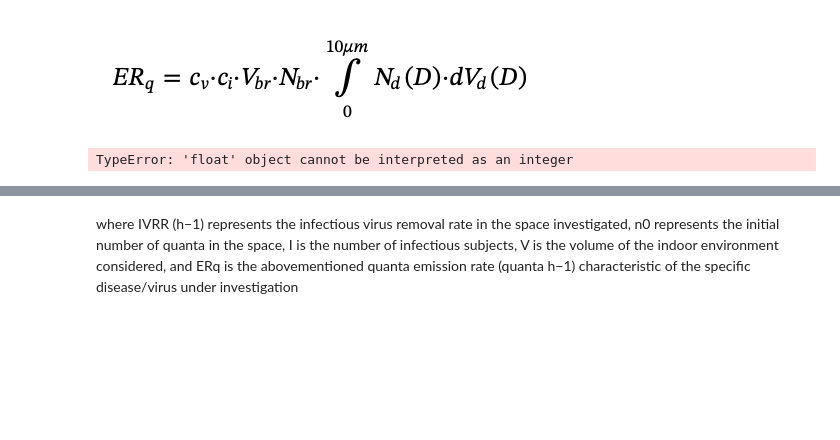
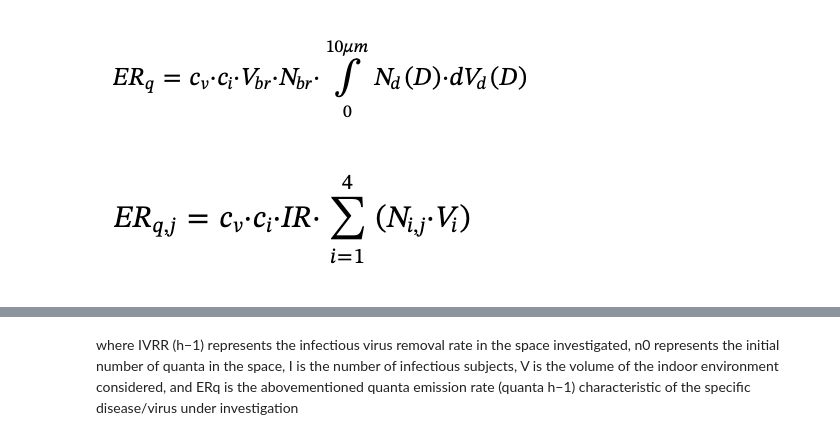
Before and after one commit to etiennedoidic/infection_risk_calculator, a Jupyter notebook: notebooks/Infection Risk Calculator.ipynb, the cells around one changed output, grey strips where cells are left out. Cells and saved outputs as stored; diff of their text form; code cells hidden in the pictures; blank space fills up the shorter version.

Commit message:
still figuring out emission rate

```diff
--- a/notebooks/Infection Risk Calculator.ipynb
+++ b/notebooks/Infection Risk Calculator.ipynb
@@ -161,27 +166,55 @@ The emmission rate is caclulated with the following formula
 Image(filename='images/formula.png')
 # %% [output]
 [figure]
+# %%
+#The above formula can be simplified to the following, where j indicates the different expiratory activities
+#Source: https://doi.org/10.1016/j.envint.2020.105794
+Image(filename='images/formula1.1.png')
+# %% [output]
+[figure, added]
 # %%
 #Cv or viral load in sputum is in RNA copies per mL.
 #The viral load in sputum of an infected person varies is dependent on the stage of infection.
+#For this experiment we will choose the maximum viral load. This is the worst case scenario.
 #Source: https://doi.org/10.1186/s13054-020-02893-8, https://dx.doi.org/10.1016%2Fj.jinf.2020.06.067
-viral_load_sptm_range = range(100000, 10000000000)
-viral_load_sptm
+viral_load_sptm_range = range(5, 9)
+viral_load_sptm = 1* 10 **(max(viral_load_sptm_range))
 
 #Ci is a conversion factor defined as the ratio between one infectious quantum and the infectious dose expressed
 #in viral RNA copies
 #Source: https://doi.org/10.1016/j.envint.2020.105794
-ci = [.1, .01]
+ci_range = [.1, .01]
+#A ci of .02 was selected to reflec the average value of the infectious doses reported
+# for COVID-19 in Watanabe et al (2010)
+#Source: https://onlinelibrary.wiley.com/doi/full/10.1111/j.1539-6924.2010.01427.x
+ci = .02
 
-#Vbr is the volume of exhaled air per breath in cubic meters
-vol_exhale = occupants['occ0']['conc_speaking']
+#Inhalation (IR) is the product of breathing rate (Nij) and tidal volume (Vi)
+#IR is a dependent on the activity of the infected subject.
+#inhalation rate in cubic meters per hour
+#Source: https://ww2.arb.ca.gov/sites/default/files/classic//research/apr/past/a033-205.pdf
+inhalation_rate = {'resting': .49,
+                   'standing': .54,
+                   'light_exercise': 1.38,
+                   'moderate_exercise': 2.35,
+                   'heavy_exercise': 3.30}
+#Ni is the droplet concentrations by diameter in particles per cubic centimeter
+#Source: https://doi.org/10.1016/j.jaerosci.2008.11.002
+droplet_conc = {'counting':
+                                {'.8μm': .236, '1.8μm': .068, '3.5μm': .007, '5.5μm': .011},
+                     'whisper':
+                                {'.8μm': .110, '1.8μm': .014, '3.5μm': .004, '5.5μm': .002},
+                     'singing':
+                                {'.8μm': .751, '1.8μm': .139, '3.5μm': .139, '5.5μm': .059},
+                     'breathing':
+                                {'.8μm': .084, '1.8μm': .009, '3.5μm': .003, '5.5μm': .002},
+                }
+#Speaking droplet concentrations are assumed to be the average of counting and singing
+droplet_conc['speaking'] = {'.8μm':  (droplet_conc['counting']['.8μm'] + droplet_conc['singing']['.8μm']) / 2,
+                            '1.8μm': (droplet_conc['counting']['1.8μm'] + droplet_conc['singing']['1.8μm']) / 2,
+                            '3.5μm': (droplet_conc['counting']['3.5μm'] + droplet_conc['singing']['3.5μm']) / 2,
+                            '5.5μm': (droplet_conc['counting']['5.5μm'] + droplet_conc['singing']['5.5μm']) / 2}
 
-#Nbr is the breathing rate in breaths per hour
-breath_rate = occupants['occ0']['norm_resp_rate']
-
-#Inhalation (IR) is the product of breathing rate (Nbr) and tidal volume (Vbr)
-#IR is a dependent on the activity of the infected subject.
-
-#Nd is the droplet number concentration in particles per cubic meter
+#Tidal Volume is a function of activity as well. Tidal volume is recorded
+#Sources:
+tidal_volume = {'resting': }
-# %% [output]
-TypeError: 'float' object cannot be interpreted as an integer
```
Also changed, not shown: parts of 14 cells of this notebook, 4 other files.
